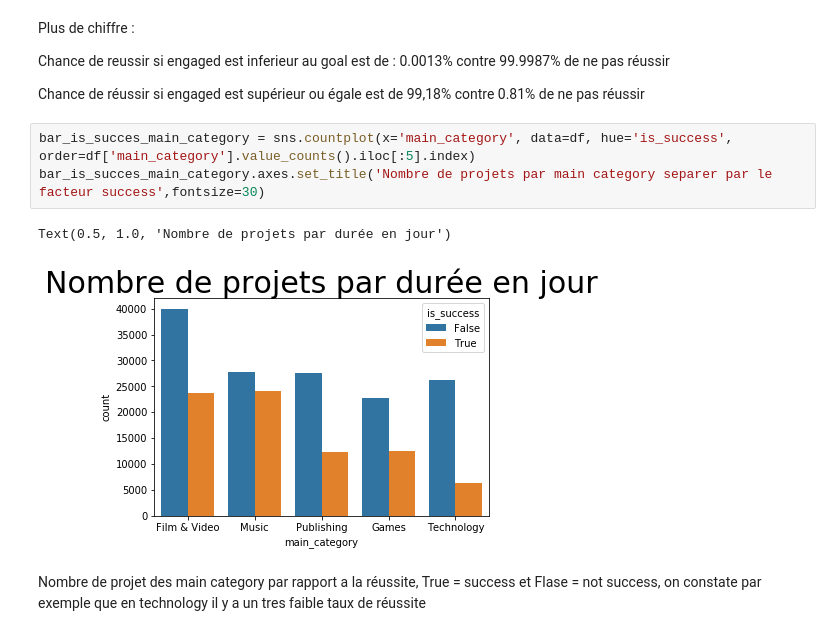
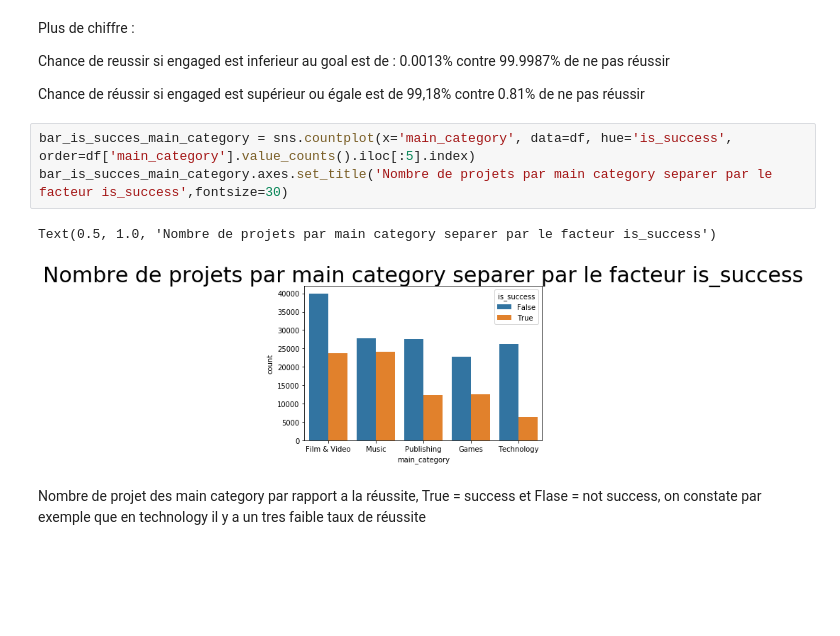
Before and after one commit to TaySai/EDA2018, a Jupyter notebook: kickstarter_projects.ipynb, the cells around one changed output. Drawn from its saved outputs; the diff is of its cells as text; blank space fills up the shorter version.

```diff
--- a/kickstarter_projects.ipynb
+++ b/kickstarter_projects.ipynb
@@ -335,10 +335,10 @@ Chance de reussir si engaged est inferieur au goal est de : 0.0013% contre 99.99
 Chance de réussir si engaged est supérieur ou égale est de 99,18% contre 0.81% de ne pas réussir
 # %%
 bar_is_succes_main_category = sns.countplot(x='main_category', data=df, hue='is_success', order=df['main_category'].value_counts().iloc[:5].index)
-bar_is_succes_main_category.axes.set_title('Nombre de projets par main category separer par le facteur success',fontsize=30)
+bar_is_succes_main_category.axes.set_title('Nombre de projets par main category separer par le facteur is_success',fontsize=30)
 # %% [output]
-Text(0.5, 1.0, 'Nombre de projets par durée en jour')
+Text(0.5, 1.0, 'Nombre de projets par main category separer par le facteur is_success')
-[figure, old version]
+[figure, new version]
 # %% [markdown]
 Nombre de projet des main category par rapport a la réussite, True = success et Flase = not success, on constate par exemple que en technology il y a un tres faible taux de réussite
 # %%
```
Also changed, not shown: parts of 9 cells of this notebook.
